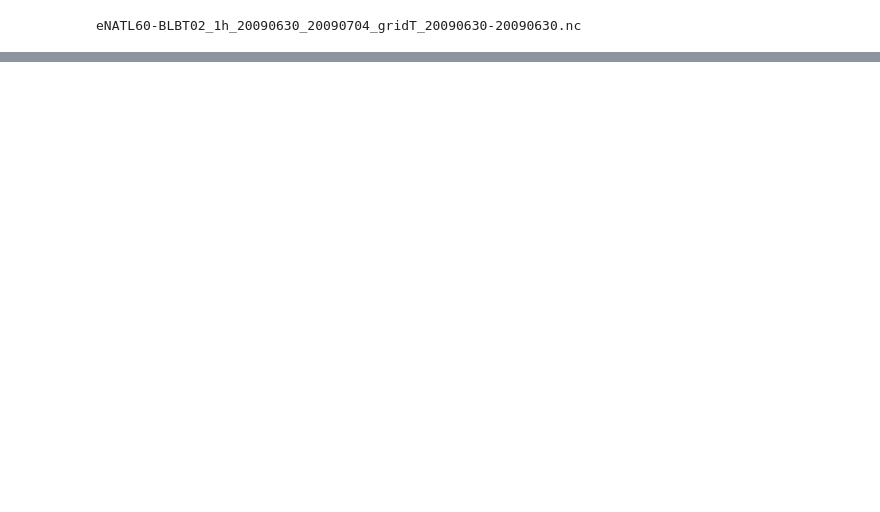
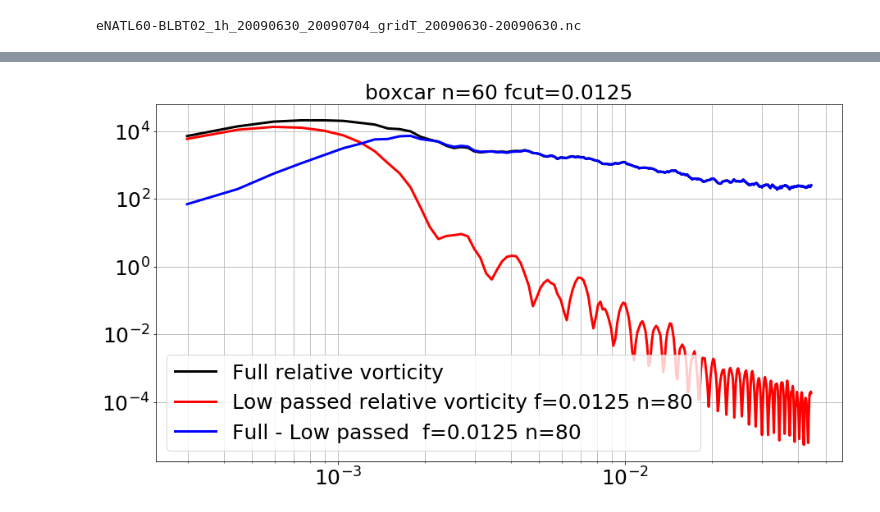
Before and after one commit to auraoupa/formation_ANNA, a Jupyter notebook: check_filtrage/2019-07-15-AA-testing-boxcar-window-filtering.ipynb, the cells around one changed output, grey strips where cells are left out. Drawn from its saved outputs; the diff is of its cells as text; code cells hidden in the pictures; blank space fills up the shorter version.

```diff
--- a/check_filtrage/2019-07-15-AA-testing-boxcar-window-filtering.ipynb
+++ b/check_filtrage/2019-07-15-AA-testing-boxcar-window-filtering.ipynb
@@ -86,0 +108,26 @@ nice_spectrum(spectre_full,spectre_hp,spectre_lp)
+# %%
+def filt(w):
+    win_box2D = w.window
+    win_box2D.set(window='boxcar', cutoff=80, dim=['x', 'y'], n=[60, 60])
+    bw = win_box2D.boundary_weights(drop_dims=[])
+    w_LS = win_box2D.convolve(weights=bw)
+    w_SS=w-w_LS
+    return w_SS
+temp=dst.votemper[0,0]
+tprime=filt(temp)
+zfull = temp[600:1200,1800:2400].values
+zhp = tprime[600:1200,1800:2400].values
+zlp = zfull - zhp
+interp = 'basemap'
+def compute_spectrum(var):
+    data = var.squeeze()
+    pspec,kstep = ws.wavenumber_spectra(data,zlon,zlat)
+    return pspec, kstep
+
+spectre_full = compute_spectrum(zfull)
+spectre_hp   = compute_spectrum(zhp)
+spectre_lp   = compute_spectrum(zlp)
+
+nice_spectrum(spectre_full,spectre_hp,spectre_lp,'boxcar n=60 fcut=0.0125')
+# %% [output]
+[figure, added]
```
Also changed, not shown: parts of 6 cells of this notebook.
